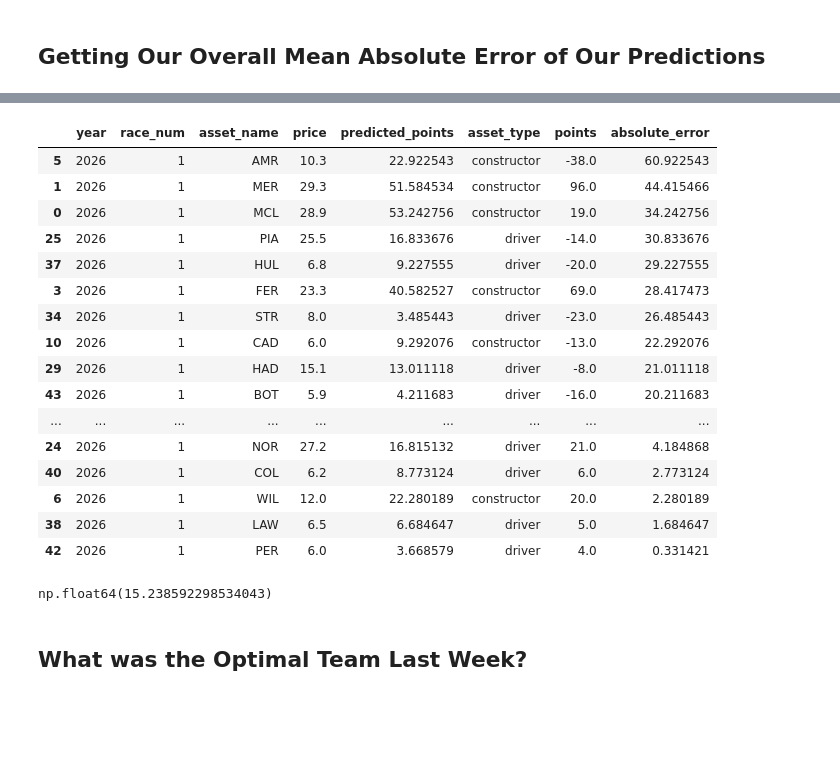
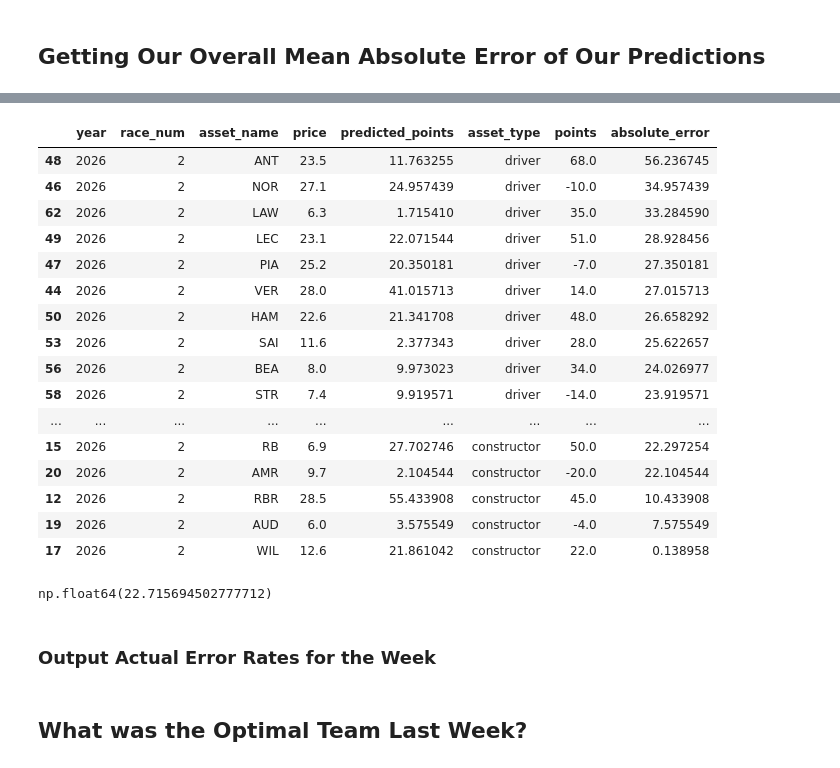
Before and after one commit to jguptil1/F1Fantasy, a Jupyter notebook: notebooks/evaluation/postRaceEvaluation.ipynb, the cells around one changed output, grey strips where cells are left out. Saved outputs shown, nothing was run; the diff lists cells and outputs as text; code cells hidden in the pictures; blank space fills up the shorter version.

```diff
--- a/notebooks/evaluation/postRaceEvaluation.ipynb
+++ b/notebooks/evaluation/postRaceEvaluation.ipynb
@@ -47,7 +47,7 @@ constructor_race_results_path = working_directory / "data" / "clean" / "construc
 team_path = working_directory / "data" / "myTeam" / "teamConfig.csv"
 
 #prediction tables
-driver_preds = pd.read_csv(driver_path).drop(columns=['Unnamed: 0'])
+driver_preds = pd.read_csv(driver_path)
 constructor_preds = pd.read_csv(con_path)
 
 #results tables
@@ -138,5 +134,9 @@ predictions
 performance = predictions.copy()
 # %% [markdown]
 ## Getting Our Overall Mean Absolute Error of Our Predictions
+# %%
+year = 2026
+race = 2
+last_week_performance = performance[(performance['year'] == year) & (performance['race_num'] == race)]
 # %%
-performance["absolute_error"] = abs(performance["points"] - performance['predicted_points'])
+last_week_performance["absolute_error"] = abs(last_week_performance["points"] - last_week_performance['predicted_points'])
@@ -143,30 +149,32 @@ performance["absolute_error"] = abs(performance["points"] - performance['predict
 # %%
-performance = performance.sort_values(["absolute_error"], ascending=False)
-performance
+last_week_performance = last_week_performance.sort_values(["asset_type", "absolute_error"], ascending=[False, False])
+last_week_performance
 # %% [output]
 |  | year | race_num | asset_name | price | predicted_points | asset_type | points | absolute_error |
-| 5 | 2026 | 1 | AMR | 10.3 | 22.922543 | constructor | -38.0 | 60.922543 |
-| 1 | 2026 | 1 | MER | 29.3 | 51.584534 | constructor | 96.0 | 44.415466 |
-| 0 | 2026 | 1 | MCL | 28.9 | 53.242756 | constructor | 19.0 | 34.242756 |
-| 25 | 2026 | 1 | PIA | 25.5 | 16.833676 | driver | -14.0 | 30.833676 |
-| 37 | 2026 | 1 | HUL | 6.8 | 9.227555 | driver | -20.0 | 29.227555 |
-| 3 | 2026 | 1 | FER | 23.3 | 40.582527 | constructor | 69.0 | 28.417473 |
-| 34 | 2026 | 1 | STR | 8.0 | 3.485443 | driver | -23.0 | 26.485443 |
-| 10 | 2026 | 1 | CAD | 6.0 | 9.292076 | constructor | -13.0 | 22.292076 |
-| 29 | 2026 | 1 | HAD | 15.1 | 13.011118 | driver | -8.0 | 21.011118 |
-| 43 | 2026 | 1 | BOT | 5.9 | 4.211683 | driver | -16.0 | 20.211683 |
+| 48 | 2026 | 2 | ANT | 23.5 | 11.763255 | driver | 68.0 | 56.236745 |
+| 46 | 2026 | 2 | NOR | 27.1 | 24.957439 | driver | -10.0 | 34.957439 |
+| 62 | 2026 | 2 | LAW | 6.3 | 1.715410 | driver | 35.0 | 33.284590 |
+| 49 | 2026 | 2 | LEC | 23.1 | 22.071544 | driver | 51.0 | 28.928456 |
+| 47 | 2026 | 2 | PIA | 25.2 | 20.350181 | driver | -7.0 | 27.350181 |
+| 44 | 2026 | 2 | VER | 28.0 | 41.015713 | driver | 14.0 | 27.015713 |
+| 50 | 2026 | 2 | HAM | 22.6 | 21.341708 | driver | 48.0 | 26.658292 |
+| 53 | 2026 | 2 | SAI | 11.6 | 2.377343 | driver | 28.0 | 25.622657 |
+| 56 | 2026 | 2 | BEA | 8.0 | 9.973023 | driver | 34.0 | 24.026977 |
+| 58 | 2026 | 2 | STR | 7.4 | 9.919571 | driver | -14.0 | 23.919571 |
 | ... | ... | ... | ... | ... | ... | ... | ... | ... |
-| 24 | 2026 | 1 | NOR | 27.2 | 16.815132 | driver | 21.0 | 4.184868 |
-| 40 | 2026 | 1 | COL | 6.2 | 8.773124 | driver | 6.0 | 2.773124 |
-| 6 | 2026 | 1 | WIL | 12.0 | 22.280189 | constructor | 20.0 | 2.280189 |
-| 38 | 2026 | 1 | LAW | 6.5 | 6.684647 | driver | 5.0 | 1.684647 |
-| 42 | 2026 | 1 | PER | 6.0 | 3.668579 | driver | 4.0 | 0.331421 |
+| 15 | 2026 | 2 | RB | 6.9 | 27.702746 | constructor | 50.0 | 22.297254 |
+| 20 | 2026 | 2 | AMR | 9.7 | 2.104544 | constructor | -20.0 | 22.104544 |
+| 12 | 2026 | 2 | RBR | 28.5 | 55.433908 | constructor | 45.0 | 10.433908 |
+| 19 | 2026 | 2 | AUD | 6.0 | 3.575549 | constructor | -4.0 | 7.575549 |
+| 17 | 2026 | 2 | WIL | 12.6 | 21.861042 | constructor | 22.0 | 0.138958 |
 # %%
-np.mean(performance["absolute_error"])
+np.mean(last_week_performance["absolute_error"])
 # %% [output]
-np.float64(15.238592298534043)
+np.float64(22.715694502777712)
 # %%
 #FIXME: make a current week or past week MAE
+# %% [markdown]
+### Output Actual Error Rates for the Week
 # %% [markdown]
 ## What was the Optimal Team Last Week?
 # %% [markdown]
```
Also changed, not shown: parts of 33 cells of this notebook, 23 other files.
